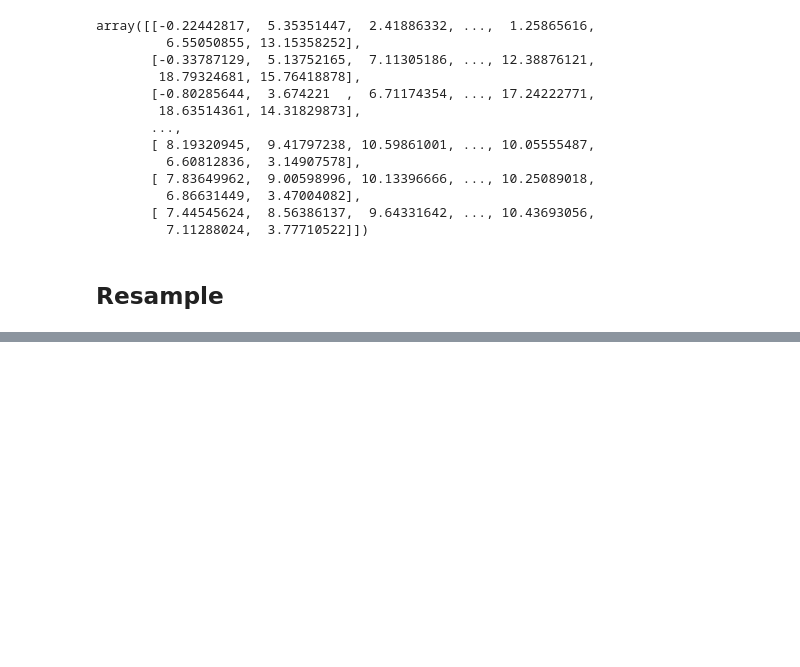
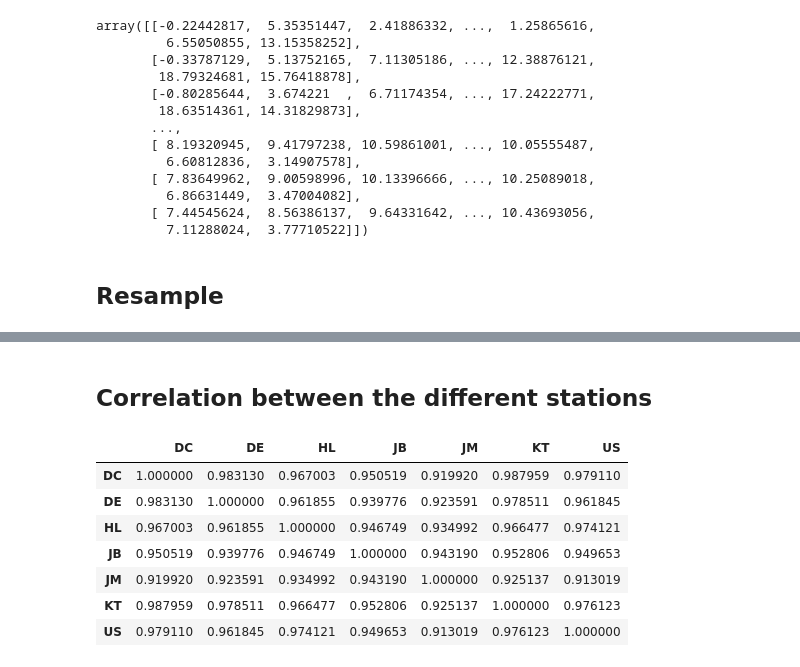
Before and after one commit to Kevinhykuo/PHYS-411---Time-Series-Analysis, a Jupyter notebook: Final Project/Final Project.ipynb, the cells around one changed output, grey strips where cells are left out. Drawn from its saved outputs; the diff is of its cells as text; code cells hidden in the pictures; blank space fills up the shorter version.

```diff
--- a/Final Project/Final Project.ipynb
+++ b/Final Project/Final Project.ipynb
@@ -101,26 +101,30 @@ DataM = [DC, DE, HL, JB, JM, KT, US]
 DataMLabels = ['Deep Cove', 'Discovery', 'Helgesen', 'James Bay', 'John Muir', 'Keating', 'UVicSci']
 # %%
 DataMIns = [DateInsert(DataM[i]) for i in range(0, len(DataM))]
+# %%
+Mn = {
+    "DC" : DataMIns[0].rename(index=str, columns={"Temperature": "DC"}),
+    "DE" : DataMIns[1].rename(index=str, columns={"Temperature": "DE"}),
+    "HL" : DataMIns[2].rename(index=str, columns={"Temperature": "HL"}),
+    "JB" : DataMIns[3].rename(index=str, columns={"Temperature": "JB"}),
+    "JM" : DataMIns[4].rename(index=str, columns={"Temperature": "JM"}),
+    "KT" : DataMIns[5].rename(index=str, columns={"Temperature": "KT"}),
+    "US" : DataMIns[6].rename(index=str, columns={"Temperature": "US"})
+}
 # %%
-Mn = {
-    "DC" : DataMIns[0]['Temperature'],
-    "DE" : DataMIns[1]['Temperature'],
-    "HL" : DataMIns[2]['Temperature'],
-    "JB" : DataMIns[3]['Temperature'],
-    "JM" : DataMIns[4]['Temperature'],
-    "KT" : DataMIns[5]['Temperature'],
-    "US" : DataMIns[6]
+# De-Nan
+Mn_DN  = {
+    "DC" : Mn["DC"].dropna(axis=0),
+    "DE" : Mn["DE"].dropna(axis=0),
+    "HL" : Mn["HL"].dropna(axis=0),
+    "JB" : Mn["JB"].dropna(axis=0),
+    "JM" : Mn["JM"].dropna(axis=0),
+    "KT" : Mn["KT"].dropna(axis=0),
+    "US" : Mn["US"].dropna(axis=0)
 }
-
-Mn_DN  = {
-    "DC" : DataMIns[0]['Temperature'].dropna(axis=0),
-    "DE" : DataMIns[1]['Temperature'].dropna(axis=0),
-    "HL" : DataMIns[2]['Temperature'].dropna(axis=0),
-    "JB" : DataMIns[3]['Temperature'].dropna(axis=0),
-    "JM" : DataMIns[4]['Temperature'].dropna(axis=0),
-    "KT" : DataMIns[5]['Temperature'].dropna(axis=0),
-    "US" : DataMIns[6].dropna(axis=0)
-}
+# %%
+# Matrix of all the minute resolution data
+MS = pd.concat([Mn['DC'], Mn['DE'], Mn['HL'], Mn['JB'], Mn['JM'], Mn['KT'], Mn['US']], axis=1, sort=True)
 # %% [markdown]
 ### Get station locations
 # %%
@@ -323,0 +315,13 @@ RS
+# %% [markdown]
+## Correlation between the different stations
+# %%
+MS.corr()
+# %% [output]
+|  | DC | DE | HL | JB | JM | KT | US |
+| DC | 1.000000 | 0.983130 | 0.967003 | 0.950519 | 0.919920 | 0.987959 | 0.979110 |
+| DE | 0.983130 | 1.000000 | 0.961855 | 0.939776 | 0.923591 | 0.978511 | 0.961845 |
+| HL | 0.967003 | 0.961855 | 1.000000 | 0.946749 | 0.934992 | 0.966477 | 0.974121 |
+| JB | 0.950519 | 0.939776 | 0.946749 | 1.000000 | 0.943190 | 0.952806 | 0.949653 |
+| JM | 0.919920 | 0.923591 | 0.934992 | 0.943190 | 1.000000 | 0.925137 | 0.913019 |
+| KT | 0.987959 | 0.978511 | 0.966477 | 0.952806 | 0.925137 | 1.000000 | 0.976123 |
+| US | 0.979110 | 0.961845 | 0.974121 | 0.949653 | 0.913019 | 0.976123 | 1.000000 |
```
Also changed, not shown: parts of 3 cells of this notebook.
